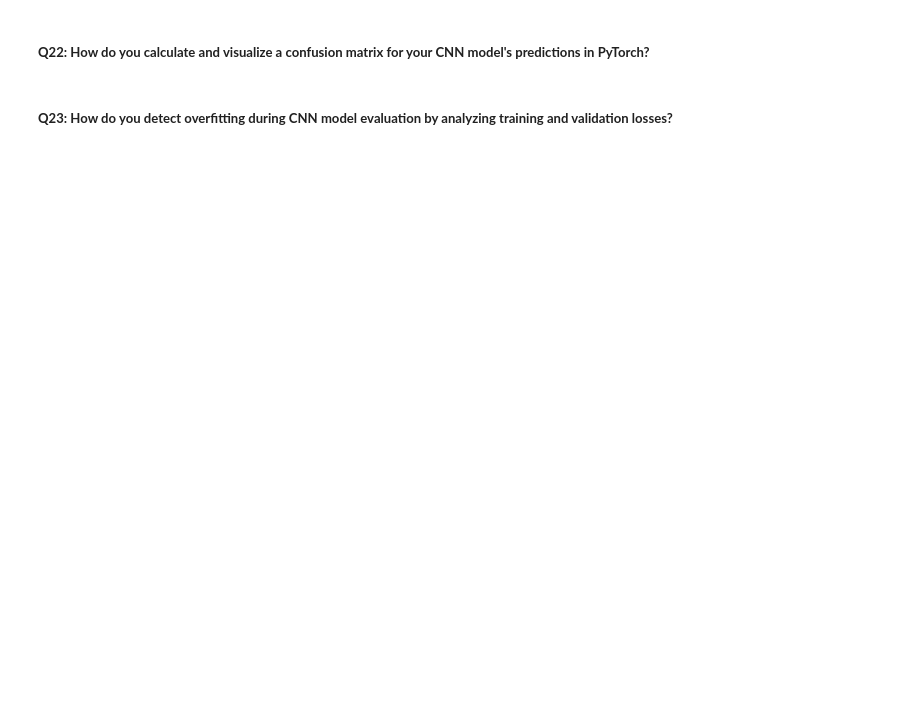
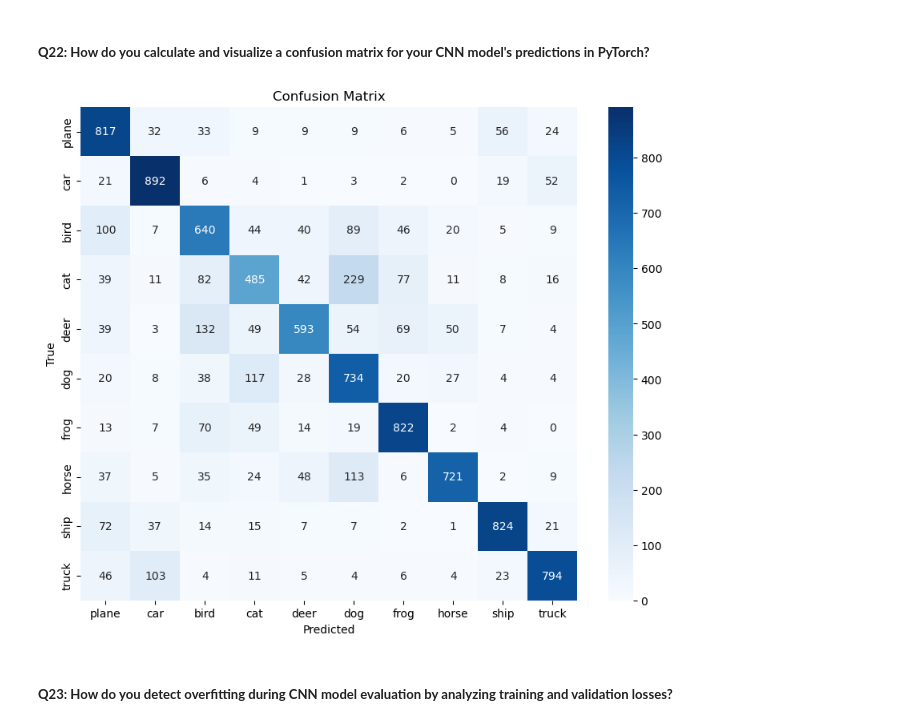
Before and after one commit to fellmir/pyTorchBasis, a Jupyter notebook: 01-intermediate-projects/07_cnn_basics.ipynb, the cells around one changed output. Cells and saved outputs as stored; diff of their text form; code cells hidden in the pictures; blank space fills up the shorter version.

```diff
--- a/01-intermediate-projects/07_cnn_basics.ipynb
+++ b/01-intermediate-projects/07_cnn_basics.ipynb
@@ -313,7 +313,7 @@ test_loader = DataLoader(test_set, batch_size=64, shuffle=False, num_workers=2)
 # %%
 # Training dataset
 transform = transforms.Compose([
-    transforms.Resize((64, 64)),  # Resize to 64x64
+    transforms.Resize((32, 32)),  # Resize to 32x32
     transforms.RandomHorizontalFlip(),
     transforms.RandomCrop(32, padding=4),
     transforms.ToTensor(),
@@ -324,7 +324,7 @@ train_set = torchvision.datasets.CIFAR10(root='./data', train=True, download=Tru
 
 # Testing dataset
 test_transform = transforms.Compose([
-    transforms.Resize((64, 64)),
+    transforms.Resize((32, 32)),
     transforms.ToTensor(),
     transforms.Normalize((0.4914, 0.4822, 0.4465), (0.247, 0.243, 0.261))
 ])
@@ -354,5 +462,13 @@ Files already downloaded and verified
 ## Training the CNN model
 # %% [markdown]
 ##### **Q17: How do you define the cross-entropy loss function for a classification task in PyTorch?**
+# %%
+import torch.optim as optim
+
+# Initialize the model
+model = SimpleCNN()
+
+# Added definition of the loss function
+criterion = nn.CrossEntropyLoss()
 # %% [markdown]
 ##### **Q18: How do you select and implement an optimizer for training a CNN in PyTorch?**
@@ -367,4 +644,36 @@ Files already downloaded and verified
 # %% [markdown]
 ##### **Q22: How do you calculate and visualize a confusion matrix for your CNN model's predictions in PyTorch?**
+# %%
+from sklearn.metrics import confusion_matrix
+import seaborn as sns
+
+all_labels = []
+all_predictions = []
+
+with torch.no_grad():
+    for data in test_loader:
+        images, labels = data
+        outputs = model(images)
+        _, predicted = torch.max(outputs.data, 1)
+        all_labels.extend(labels.cpu().numpy())
+        all_predictions.extend(predicted.cpu().numpy())
+
+# Compute confusion matrix
+cm = confusion_matrix(all_labels, all_predictions)
+
+# Define class names (CIFAR-10 classes)
+class_names = ['plane', 'car', 'bird', 'cat', 'deer',
+               'dog', 'frog', 'horse', 'ship', 'truck']
+# %%
+# Visualize confusion matrix using seaborn
+plt.figure(figsize=(10, 8))
+sns.heatmap(cm, annot=True, fmt='d', cmap='Blues',
+            xticklabels=class_names, yticklabels=class_names)
+plt.xlabel('Predicted')
+plt.ylabel('True')
+plt.title('Confusion Matrix')
+plt.show()
+# %% [output]
+[figure, added]
 # %% [markdown]
 ##### **Q23: How do you detect overfitting during CNN model evaluation by analyzing training and validation losses?**
```
Also changed, not shown: parts of 52 cells of this notebook.
